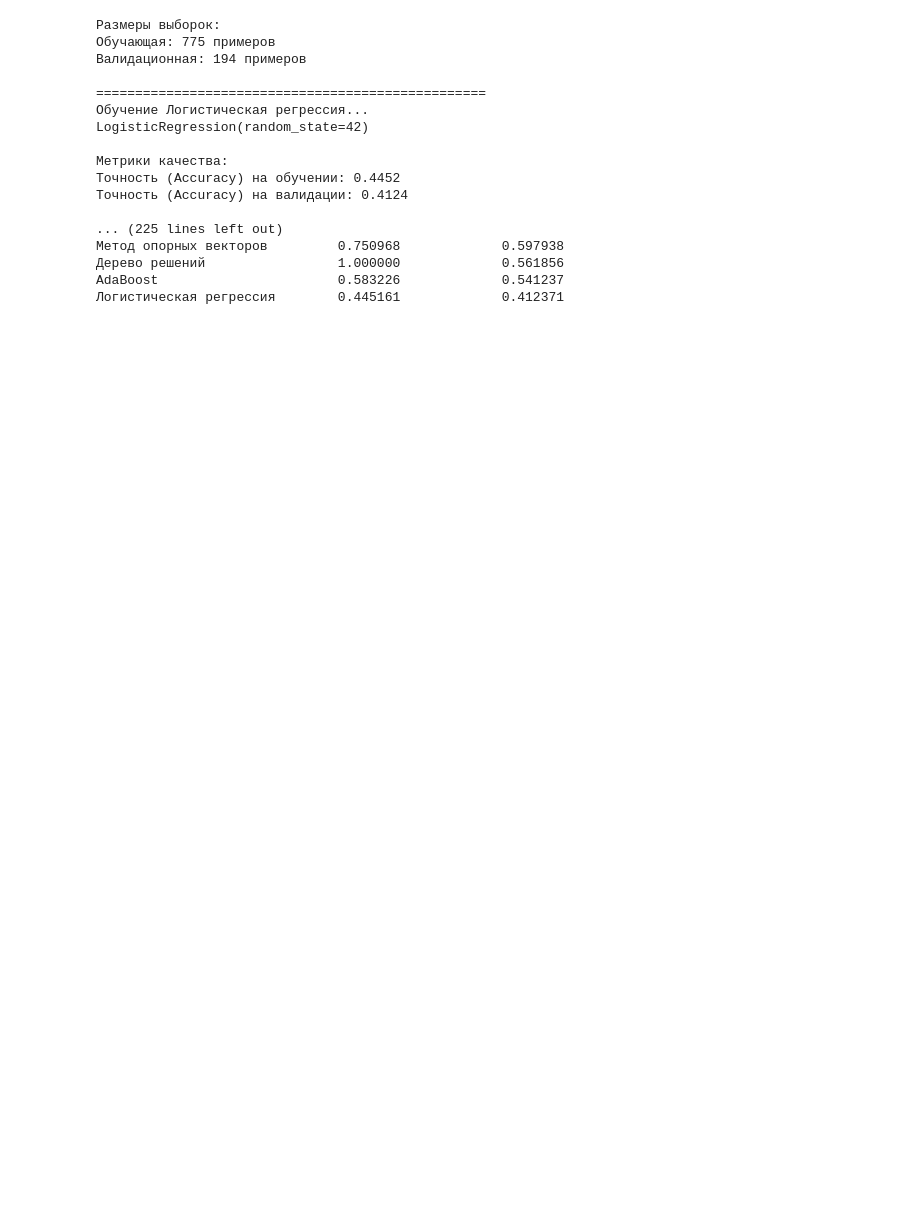
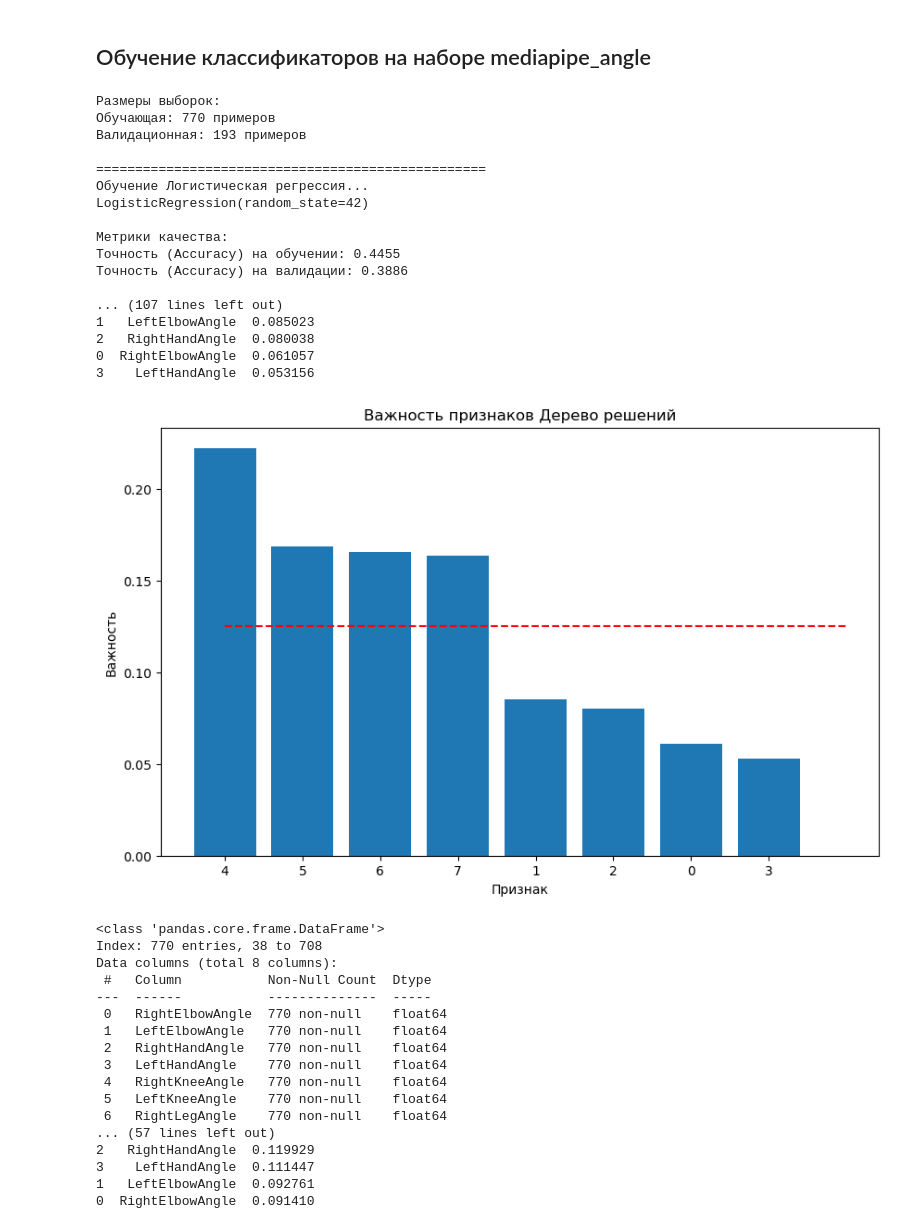
Before and after one commit to FessDemon/cours_pr, a Jupyter notebook: Классификаторы.ipynb, the cells around one changed output. Drawn from its saved outputs; the diff is of its cells as text; code cells hidden in the pictures; blank space fills up the shorter version.

```diff
--- a/Классификаторы.ipynb
+++ b/Классификаторы.ipynb
@@ -357,21 +717,41 @@ clf__kernel: rbf
+# %% [markdown]
+## Обучение классификаторов на наборе mediapipe_angle ##
 # %%
-# Обучение классификаторов на наборе mediapipe_angle
-classifiers(X_angle, Y_angle)
+# Обучение классификаторов и отбор значимых признаков на наборе mediapipe_angle
+result_df = classifiers(X_angle, Y_angle, 'mediapipe_angle')
 # %% [output]
 Размеры выборок:
-Обучающая: 775 примеров
-Валидационная: 194 примеров
+Обучающая: 770 примеров
+Валидационная: 193 примеров
 
 ==================================================
 Обучение Логистическая регрессия...
 LogisticRegression(random_state=42)
 
 Метрики качества:
-Точность (Accuracy) на обучении: 0.4452
-Точность (Accuracy) на валидации: 0.4124
+Точность (Accuracy) на обучении: 0.4455
+Точность (Accuracy) на валидации: 0.3886
 
-... (225 lines left out)
-Метод опорных векторов         0.750968             0.597938
-Дерево решений                 1.000000             0.561856
-AdaBoost                       0.583226             0.541237
-Логистическая регрессия        0.445161             0.412371
+... (107 lines left out)
+1   LeftElbowAngle  0.085023
+2   RightHandAngle  0.080038
+0  RightElbowAngle  0.061057
+3    LeftHandAngle  0.053156
+[figure, added]
+<class 'pandas.core.frame.DataFrame'>
+Index: 770 entries, 38 to 708
+Data columns (total 8 columns):
+ #   Column           Non-Null Count  Dtype
+---  ------           --------------  -----
+ 0   RightElbowAngle  770 non-null    float64
+ 1   LeftElbowAngle   770 non-null    float64
+ 2   RightHandAngle   770 non-null    float64
+ 3   LeftHandAngle    770 non-null    float64
+ 4   RightKneeAngle   770 non-null    float64
+ 5   LeftKneeAngle    770 non-null    float64
+ 6   RightLegAngle    770 non-null    float64
+... (57 lines left out)
+2   RightHandAngle  0.119929
+3    LeftHandAngle  0.111447
+1   LeftElbowAngle  0.092761
+0  RightElbowAngle  0.091410
```
Also changed, not shown: parts of 38 cells of this notebook, 2 other files.
